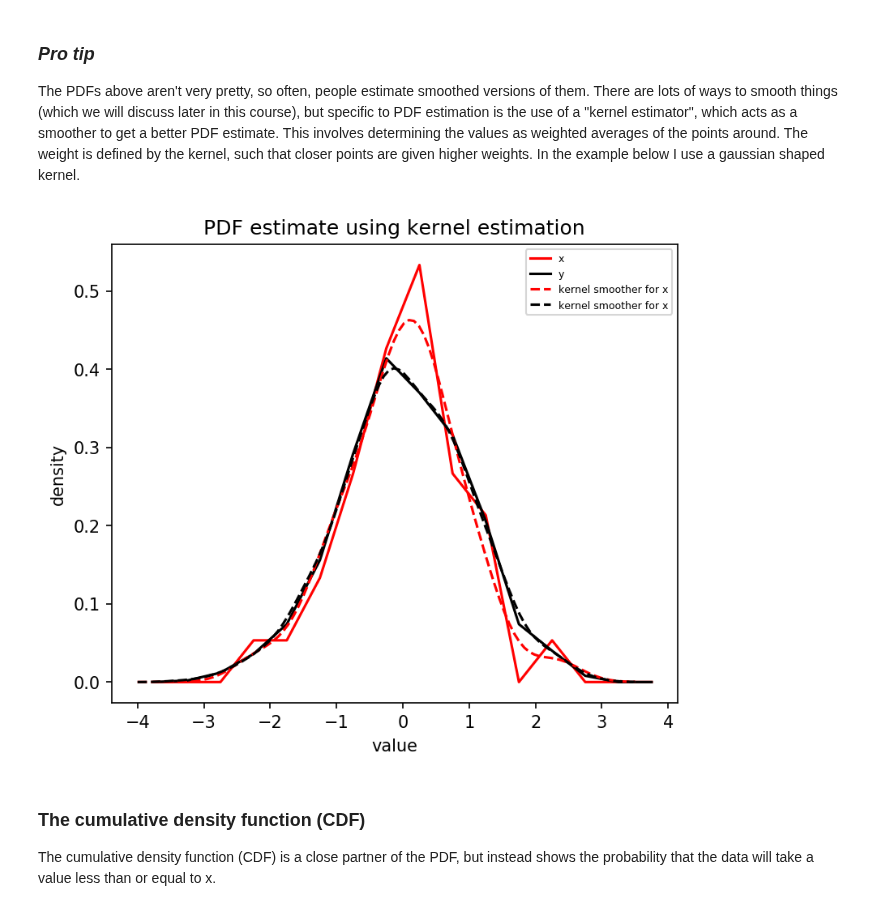
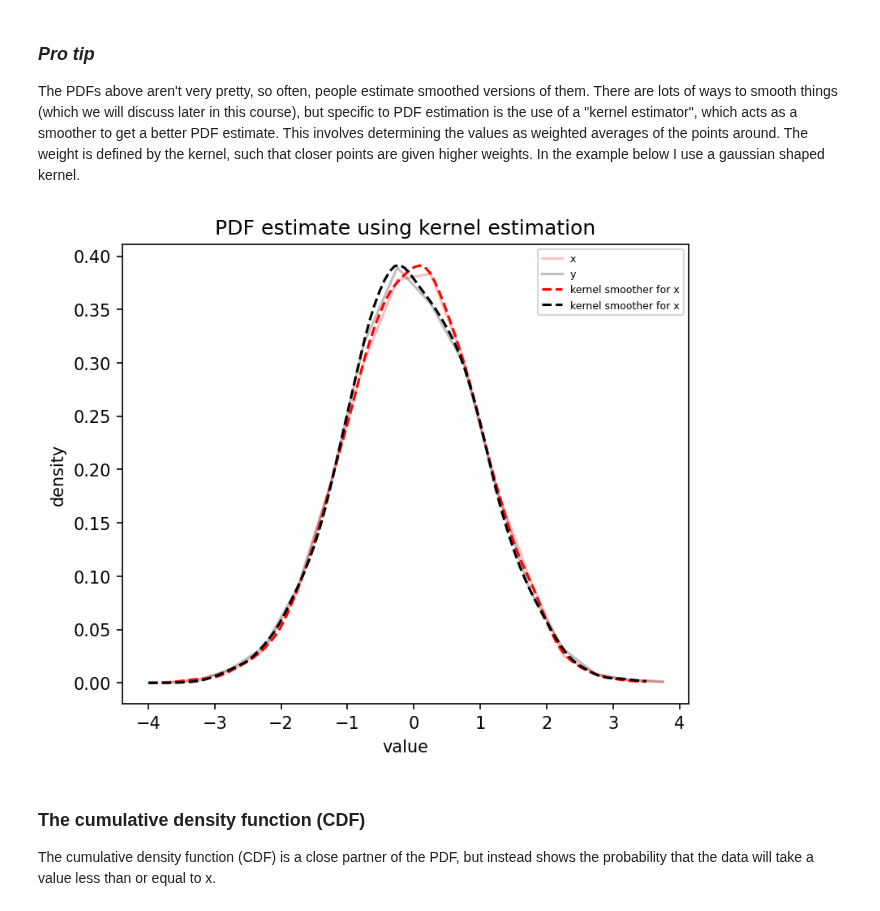
Before and after one commit to kjmayer/ats655-coursematerial, a Jupyter notebook: jupyter_notebooks/what_is_pdf.ipynb, the cells around one changed output. Drawn from its saved outputs; the diff is of its cells as text; code cells hidden in the pictures.

```diff
--- a/jupyter_notebooks/what_is_pdf.ipynb
+++ b/jupyter_notebooks/what_is_pdf.ipynb
@@ -140,8 +137,8 @@ Notice how not only do the shapes of the histograms change, but the y-axis chang
 ### Making this a true probability density function (PDF)
 A true PDF is continuous, while histograms are certainly discrete. To deal with this, we can plot as a line curve. (Note below I am just going to make my time series a bit longer so the PDF is smoother.
 # %%
-#x = np.random.normal(0,1,size = (10000,))
-#y = np.random.normal(0,1,size = (10000,))
+x = np.random.normal(0,1,size = (10000,))
+y = np.random.normal(0,1,size = (10000,))
 # %%
 hx = np.histogram(x,xbins)
 hy = np.histogram(y,xbins)
@@ -195,27 +192,27 @@ The PDFs above aren't very pretty, so often, people estimate smoothed versions o
 # %%
 plt.figure()
 
 xvals = hx[1][:-1]
 fvalsx = hx[0].astype(float)/(np.size(x)*xinc)
 fvalsy = hy[0].astype(float)/(np.size(y)*xinc)
 
-plt.plot(xvals+xinc/2,fvalsx,'r', label = 'x',linewidth=1.5)
-plt.plot(xvals+xinc/2,fvalsy,'k', label = 'y',linewidth=1.5)
+plt.plot(xvals+xinc/2,fvalsx,'r', label = 'x',linewidth=1.5, alpha = .25)
+plt.plot(xvals+xinc/2,fvalsy,'k', label = 'y',linewidth=1.5, alpha = .25)
 
 xvalsSmooth = np.linspace(np.min(xvals),np.max(xvals),100)
 kernel = stats.gaussian_kde(x)
 plt.plot(xvalsSmooth,kernel.pdf(xvalsSmooth),linestyle = '--', color = 'r', label = 'kernel smoother for x')
 kernel = stats.gaussian_kde(y)
 plt.plot(xvalsSmooth,kernel.pdf(xvalsSmooth),linestyle = '--', color = 'k', label = 'kernel smoother for x')
 
 plt.xlabel('value')
 plt.ylabel('density')
 plt.legend(fontsize=6)
 plt.title('PDF estimate using kernel estimation')
 
 plt.show()
 # %% [output]
-[figure, old version]
+[figure, new version]
 # %% [markdown]
 ### The cumulative density function (CDF)
 The cumulative density function (CDF) is a close partner of the PDF, but instead shows the probability that the data will take a value less than or equal to x.
```
Also changed, not shown: parts of 12 cells of this notebook.
